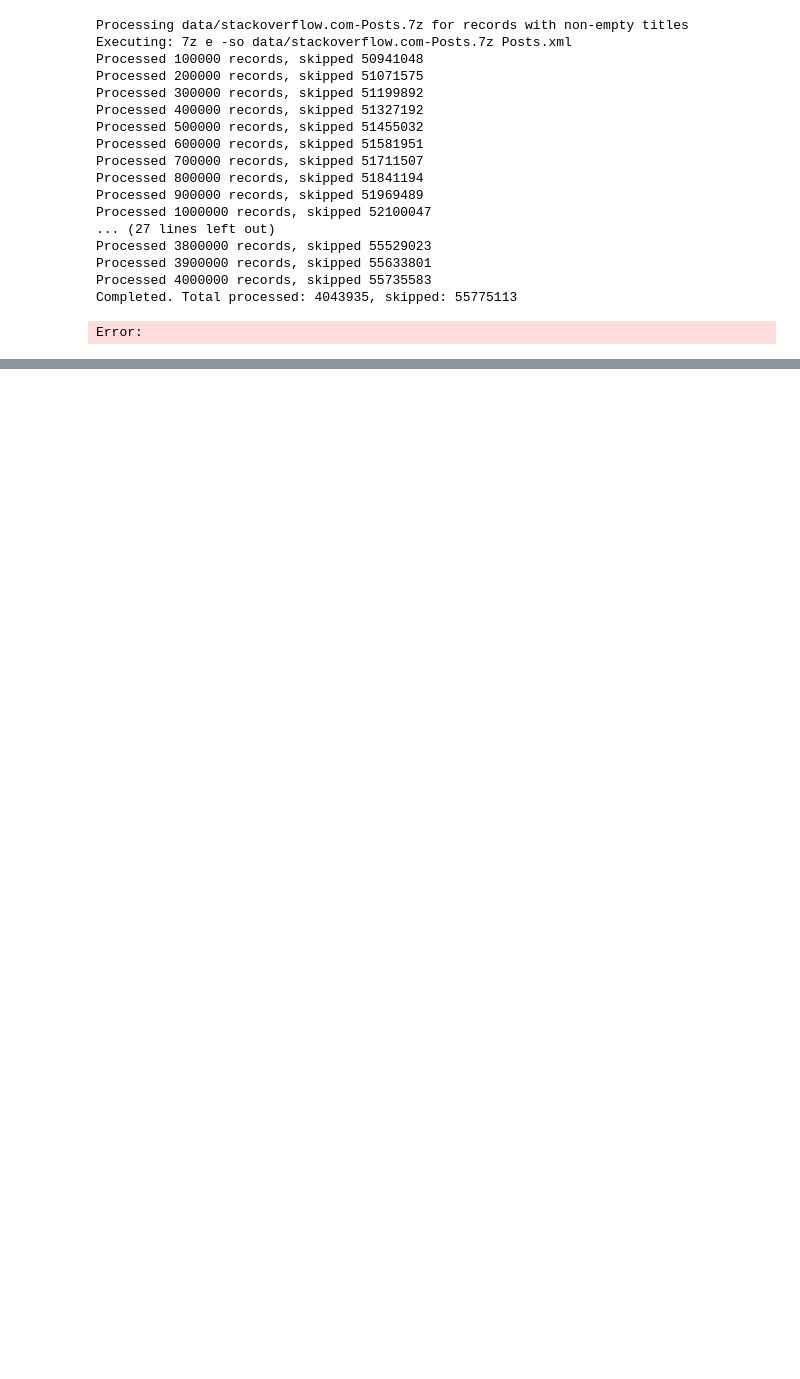
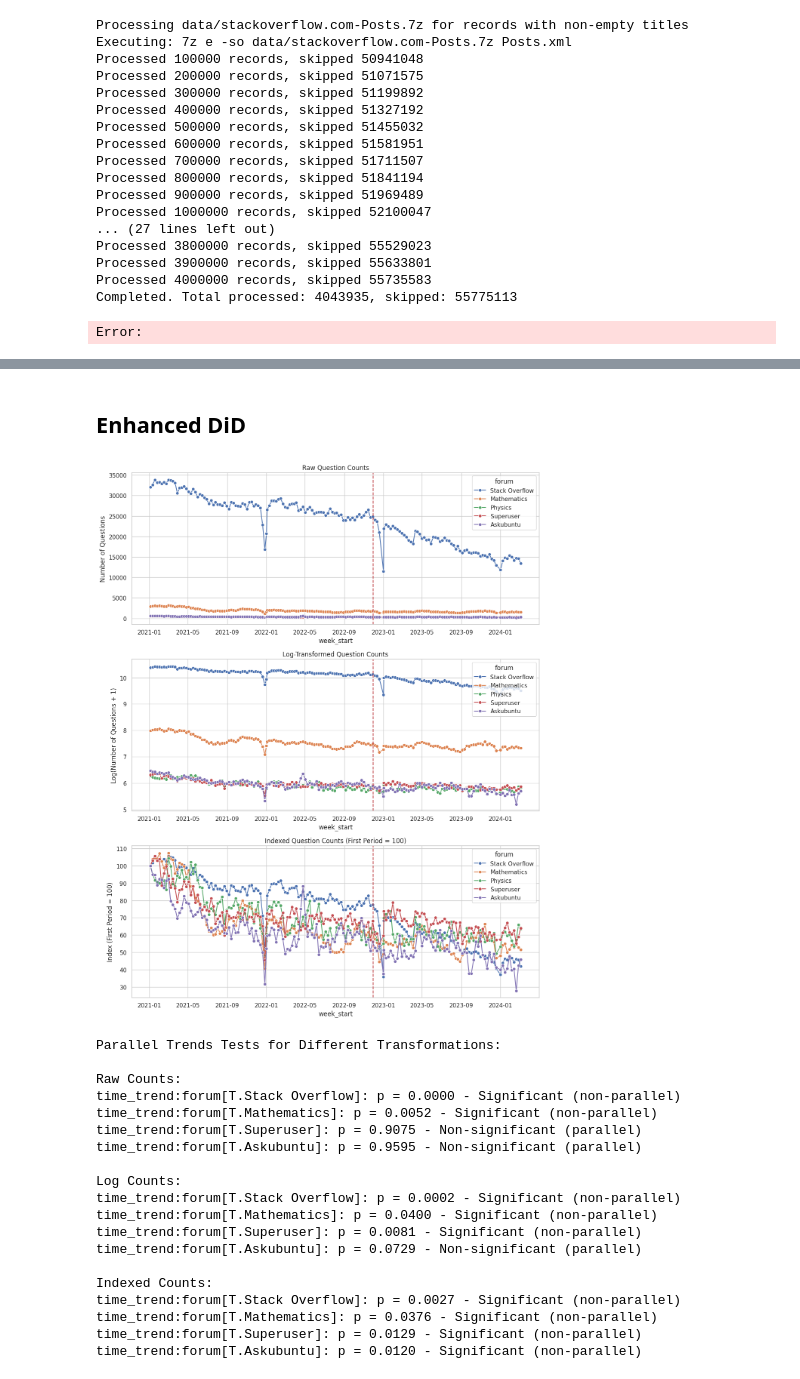
Before and after one commit to m9o8/bse_tm_final, a Jupyter notebook: st_test.ipynb, the cells around one changed output, grey strips where cells are left out. Drawn from its saved outputs; the diff is of its cells as text; code cells hidden in the pictures; blank space fills up the shorter version.

```diff
--- a/st_test.ipynb
+++ b/st_test.ipynb
@@ -1290,0 +824,2 @@ Error:
+# %% [markdown]
+## Enhanced DiD
@@ -1290,0 +1323,26 @@ Error:
+# %%
+# Example usage (would be applied to actual data in real implementation)
+all_forums_weekly_transformed = transform_for_parallel(all_forums_weekly)
+visualize_transformations(all_forums_weekly_transformed)
+parallel_tests = test_parallel_trends_transformed(all_forums_weekly_transformed)
+# %% [output]
+[figure, added]
+Parallel Trends Tests for Different Transformations:
+
+Raw Counts:
+time_trend:forum[T.Stack Overflow]: p = 0.0000 - Significant (non-parallel)
+time_trend:forum[T.Mathematics]: p = 0.0052 - Significant (non-parallel)
+time_trend:forum[T.Superuser]: p = 0.9075 - Non-significant (parallel)
+time_trend:forum[T.Askubuntu]: p = 0.9595 - Non-significant (parallel)
+
+Log Counts:
+time_trend:forum[T.Stack Overflow]: p = 0.0002 - Significant (non-parallel)
+time_trend:forum[T.Mathematics]: p = 0.0400 - Significant (non-parallel)
+time_trend:forum[T.Superuser]: p = 0.0081 - Significant (non-parallel)
+time_trend:forum[T.Askubuntu]: p = 0.0729 - Non-significant (parallel)
+
+Indexed Counts:
+time_trend:forum[T.Stack Overflow]: p = 0.0027 - Significant (non-parallel)
+time_trend:forum[T.Mathematics]: p = 0.0376 - Significant (non-parallel)
+time_trend:forum[T.Superuser]: p = 0.0129 - Significant (non-parallel)
+time_trend:forum[T.Askubuntu]: p = 0.0120 - Significant (non-parallel)
```
Also changed, not shown: parts of 51 cells of this notebook, 6 other files.
